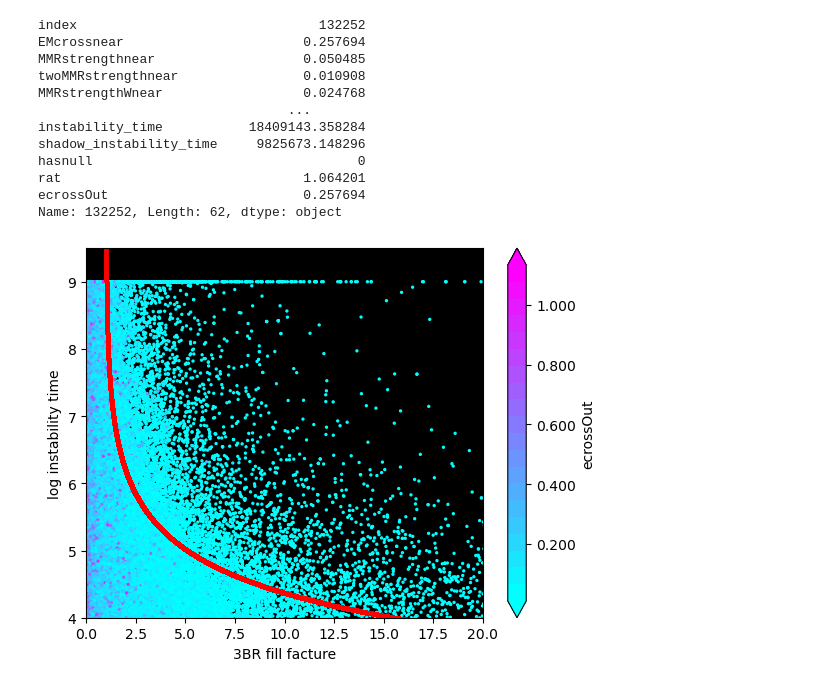
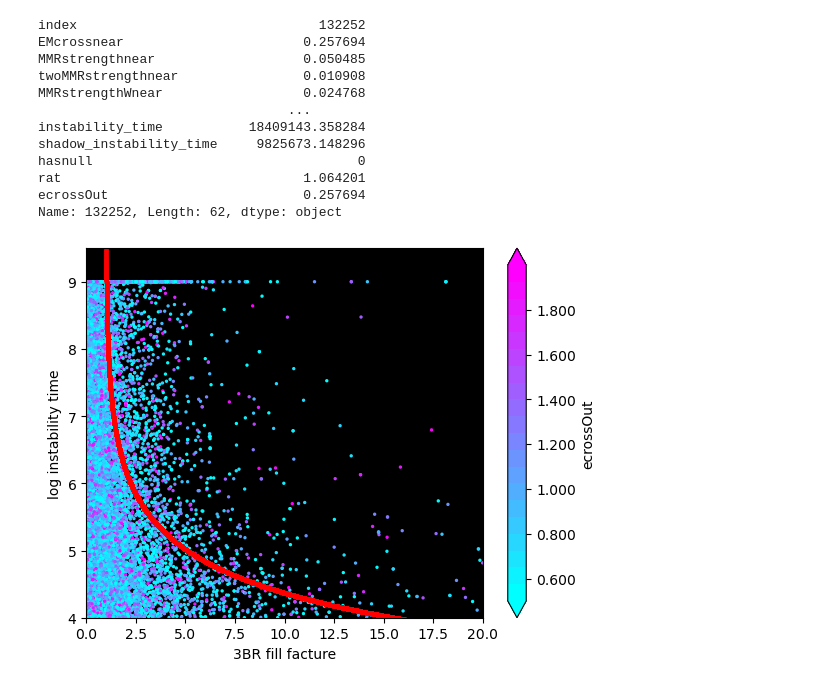
Before and after one commit to Ethadhani/summerSPOCK, a Jupyter notebook: datafilt/graph.ipynb, the cells around one changed output. Saved outputs shown, nothing was run; the diff lists cells and outputs as text; code cells hidden in the pictures.

```diff
--- a/datafilt/graph.ipynb
+++ b/datafilt/graph.ipynb
@@ -57,0 +68,5 @@ filtData = dataset[mask]
+# %%
+def getscale(Pratio):
+    val = plotFunctions.getval(Pratio)
+    return (val[1]+val[0])
+#/(val[1]-val[0]
@@ -57,0 +75,13 @@ filtData = dataset[mask]
+# %%
+if __name__ == "__main__":  # confirms that the code is under main function
+    temp = (1/filtData['p3/2'])
+    #bound = test = np.linspace(0, 138543, num=138544, endpoint=True, retstep=False, dtype=int, axis=0)
+    with Pool(60) as p:
+        new = list(p.map(getscale, np.array((1/filtData['p3/2']))))
+
+    filtData['3/2_order']=new
+
+    with Pool(60) as p:
+        new = list(p.map(getscale, np.array((1/filtData['p2/1']))))
+
+    filtData['2/1_order']=new
@@ -62,7 +110,8 @@ plot['rat'] = plot['p2/1']/plot['p3/2']
 # %%
 plot = filtData.drop(filtData[filtData['threeBRfillfac'] >200].index)
 plot = plot.drop(plot[plot['rat']>5].index)
-#plot = plot.drop(plot[plot['3BRfirstfillfac']>2].index)
+plot = plot.drop(plot[plot['3/2_order']>70].index)
+# plot = plot.drop(plot[plot['MMRstrengthnear']<.5].index)
 # %%
 import math
 import numpy as np
@@ -114,16 +163,16 @@ ecrossOut                         0.257694
 Name: 132252, Length: 62, dtype: object
 # %%
 ax = plt.axes()
-plt.scatter((plot['threeBRfillfac']),np.log10(plot['instability_time']), s=2, c=(plot['ecrossOut']), cmap=plt.cm.get_cmap("cool",20),alpha=1)
+plt.scatter((plot['threeBRfillfac']),np.log10(plot['instability_time']), s=2, c=(plot['MMRstrengthnear']), cmap=plt.cm.get_cmap("cool",20),alpha=1)
 cbar = plt.colorbar(orientation="vertical", extend="both",
                    pad=0.05, shrink=1, aspect=20, format="%.3f")
 
 plt.scatter(fillList, y,s=4, c = 'red')
 ax.set_xlim([0,20])
 ax.set_ylim([4,9.5])
 plt.xlabel("3BR fill facture")
 plt.ylabel("log instability time")
 cbar.set_label('ecrossOut')
 ax.set_facecolor("black")
 # %% [output]
-[figure, old version]
+[figure, new version]
```
Also changed, not shown: parts of 11 cells of this notebook, 8 other files.
